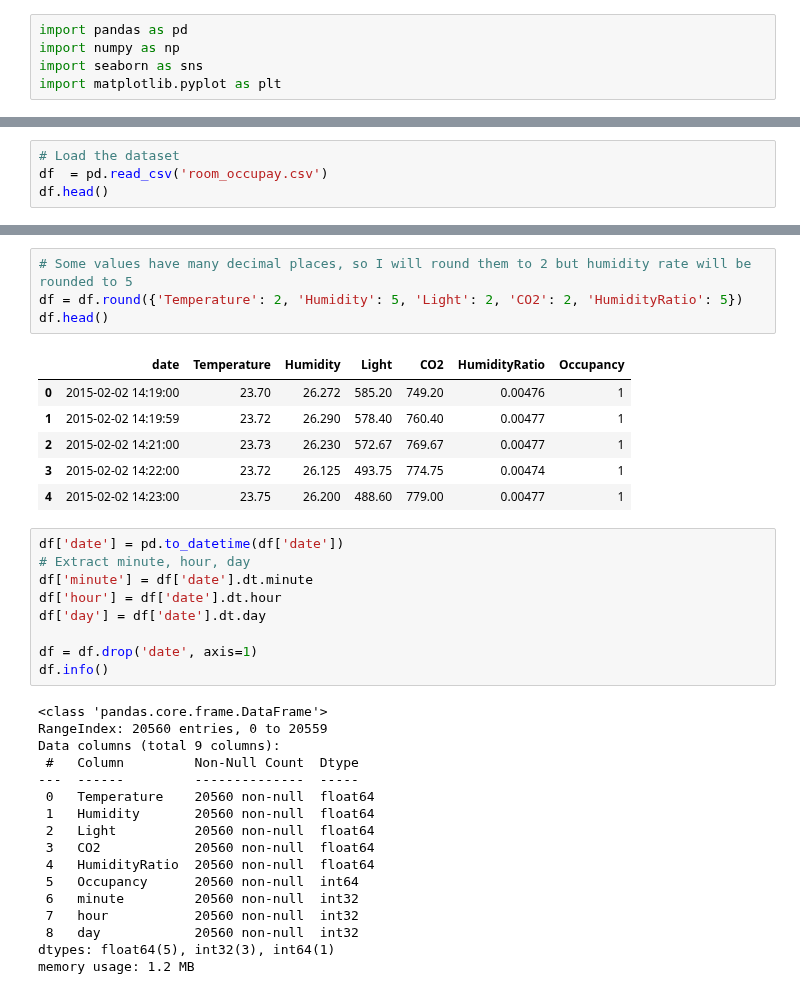
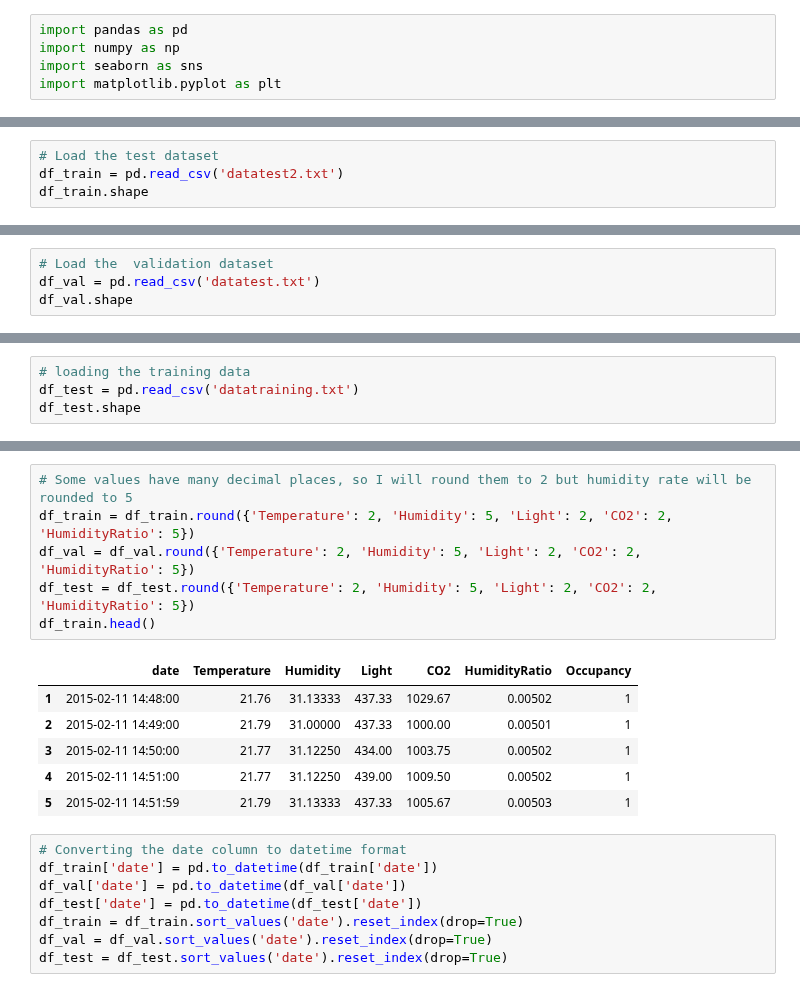
Before and after one commit to Mortti11/Deep_Learning, a Jupyter notebook: CNN_Times_series/Prepro.ipynb, the cells around one changed output, grey strips where cells are left out. Saved outputs shown, nothing was run; the diff lists cells and outputs as text.

```diff
--- a/CNN_Times_series/Prepro.ipynb
+++ b/CNN_Times_series/Prepro.ipynb
@@ -5,0 +8,4 @@ import matplotlib.pyplot as plt
+# %%
+# Load the test dataset
+df_train = pd.read_csv('datatest2.txt')
+df_train.shape
@@ -6,5 +14,5 @@ import matplotlib.pyplot as plt
 # %%
-# Load the dataset
-df  = pd.read_csv('room_occupay.csv')
-df.head()
+# Load the  validation dataset
+df_val = pd.read_csv('datatest.txt')
+df_val.shape
 # %% [output]
@@ -16,0 +20,4 @@ df.head()
+# %%
+# loading the training data
+df_test = pd.read_csv('datatraining.txt')
+df_test.shape
@@ -26,39 +87,23 @@ df.tail()
 # %%
 # Some values have many decimal places, so I will round them to 2 but humidity rate will be rounded to 5
-df = df.round({'Temperature': 2, 'Humidity': 5, 'Light': 2, 'CO2': 2, 'HumidityRatio': 5})
-df.head()
+df_train = df_train.round({'Temperature': 2, 'Humidity': 5, 'Light': 2, 'CO2': 2, 'HumidityRatio': 5})
+df_val = df_val.round({'Temperature': 2, 'Humidity': 5, 'Light': 2, 'CO2': 2, 'HumidityRatio': 5})
+df_test = df_test.round({'Temperature': 2, 'Humidity': 5, 'Light': 2, 'CO2': 2, 'HumidityRatio': 5})
+df_train.head()
 # %% [output]
 |  | date | Temperature | Humidity | Light | CO2 | HumidityRatio | Occupancy |
-| 0 | 2015-02-02 14:19:00 | 23.70 | 26.272 | 585.20 | 749.20 | 0.00476 | 1 |
-| 1 | 2015-02-02 14:19:59 | 23.72 | 26.290 | 578.40 | 760.40 | 0.00477 | 1 |
-| 2 | 2015-02-02 14:21:00 | 23.73 | 26.230 | 572.67 | 769.67 | 0.00477 | 1 |
-| 3 | 2015-02-02 14:22:00 | 23.72 | 26.125 | 493.75 | 774.75 | 0.00474 | 1 |
-| 4 | 2015-02-02 14:23:00 | 23.75 | 26.200 | 488.60 | 779.00 | 0.00477 | 1 |
+| 1 | 2015-02-11 14:48:00 | 21.76 | 31.13333 | 437.33 | 1029.67 | 0.00502 | 1 |
+| 2 | 2015-02-11 14:49:00 | 21.79 | 31.00000 | 437.33 | 1000.00 | 0.00501 | 1 |
+| 3 | 2015-02-11 14:50:00 | 21.77 | 31.12250 | 434.00 | 1003.75 | 0.00502 | 1 |
+| 4 | 2015-02-11 14:51:00 | 21.77 | 31.12250 | 439.00 | 1009.50 | 0.00502 | 1 |
+| 5 | 2015-02-11 14:51:59 | 21.79 | 31.13333 | 437.33 | 1005.67 | 0.00503 | 1 |
 # %%
-df['date'] = pd.to_datetime(df['date'])
-# Extract minute, hour, day
-df['minute'] = df['date'].dt.minute
-df['hour'] = df['date'].dt.hour
-df['day'] = df['date'].dt.day
-
-df = df.drop('date', axis=1)
-df.info()
+# Converting the date column to datetime format
+df_train['date'] = pd.to_datetime(df_train['date'])
+df_val['date'] = pd.to_datetime(df_val['date'])
+df_test['date'] = pd.to_datetime(df_test['date'])
+df_train = df_train.sort_values('date').reset_index(drop=True)
+df_val = df_val.sort_values('date').reset_index(drop=True)
+df_test = df_test.sort_values('date').reset_index(drop=True)
-# %% [output]
-<class 'pandas.core.frame.DataFrame'>
-RangeIndex: 20560 entries, 0 to 20559
-Data columns (total 9 columns):
- #   Column         Non-Null Count  Dtype
----  ------         --------------  -----
- 0   Temperature    20560 non-null  float64
- 1   Humidity       20560 non-null  float64
- 2   Light          20560 non-null  float64
- 3   CO2            20560 non-null  float64
- 4   HumidityRatio  20560 non-null  float64
- 5   Occupancy      20560 non-null  int64
- 6   minute         20560 non-null  int32
- 7   hour           20560 non-null  int32
- 8   day            20560 non-null  int32
-dtypes: float64(5), int32(3), int64(1)
-memory usage: 1.2 MB
 # %%
 # let's check for missing values
```
Also changed, not shown: parts of 23 cells of this notebook, 11 other files.
